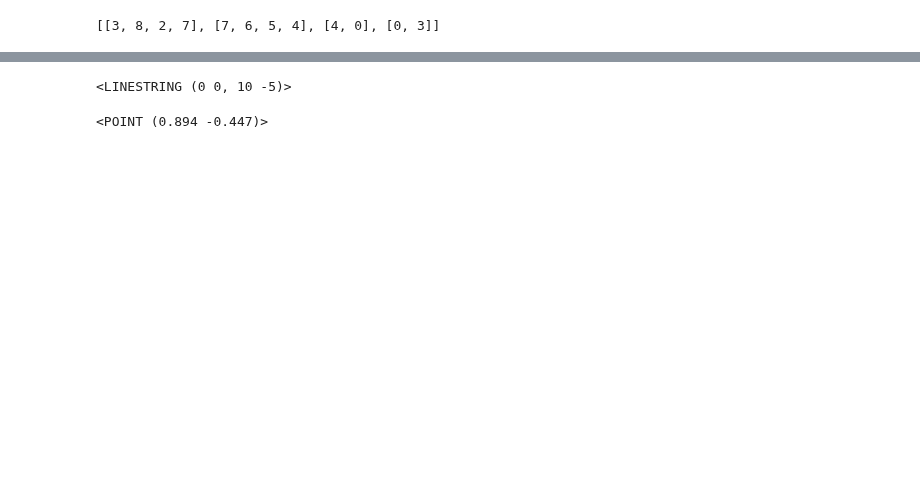
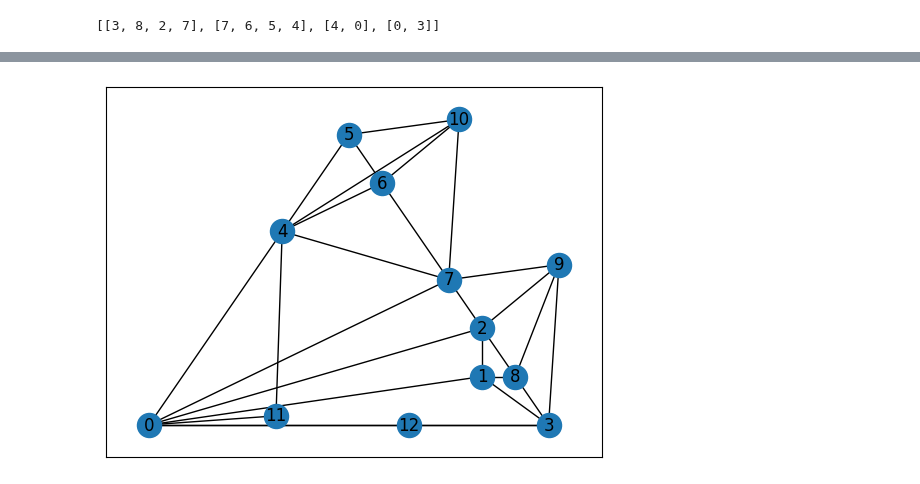
Before and after one commit to juliet29/bisht2022, a Jupyter notebook: test17_4comp_locations.ipynb, the cells around one changed output, grey strips where cells are left out. Cells and saved outputs as stored; diff of their text form; code cells hidden in the pictures; blank space fills up the shorter version.

Commit message:
some progress on locating nodes

```diff
--- a/test17_4comp_locations.ipynb
+++ b/test17_4comp_locations.ipynb
@@ -131,10 +18,0 @@ def orthogonal_slope(slope):
-# %%
-orthog_line = line_from_point_and_slope(midpoint, orthogonal_slope(most_freq_slope))
-orthog_line
-# %% [output]
-<LINESTRING (0 0, 10 -5)>
-# %%
-corner_node_pos = orthog_line.interpolate(1)
-corner_node_pos
-# %% [output]
-<POINT (0.894 -0.447)>
@@ -142,0 +19,7 @@ corner_node_pos
+# %%
+locs = FourCompleteLocations(side_data, f.boundary, f.paths)
+locs.run()
+# %%
+plot_planar(locs.G, locs.embed)
+# %% [output]
+[figure, added]
```
Also changed, not shown: parts of 18 cells of this notebook, 4 other files.
